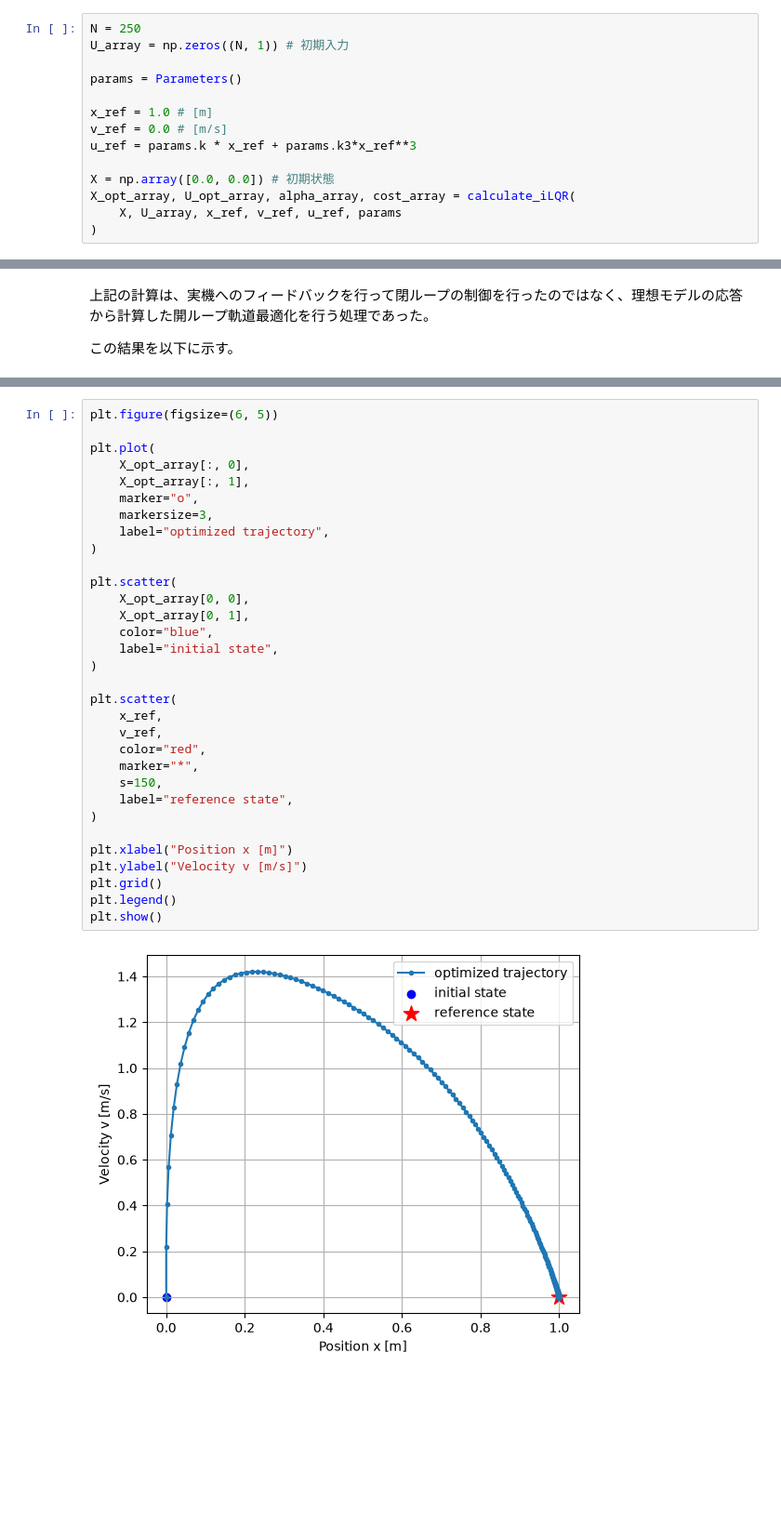
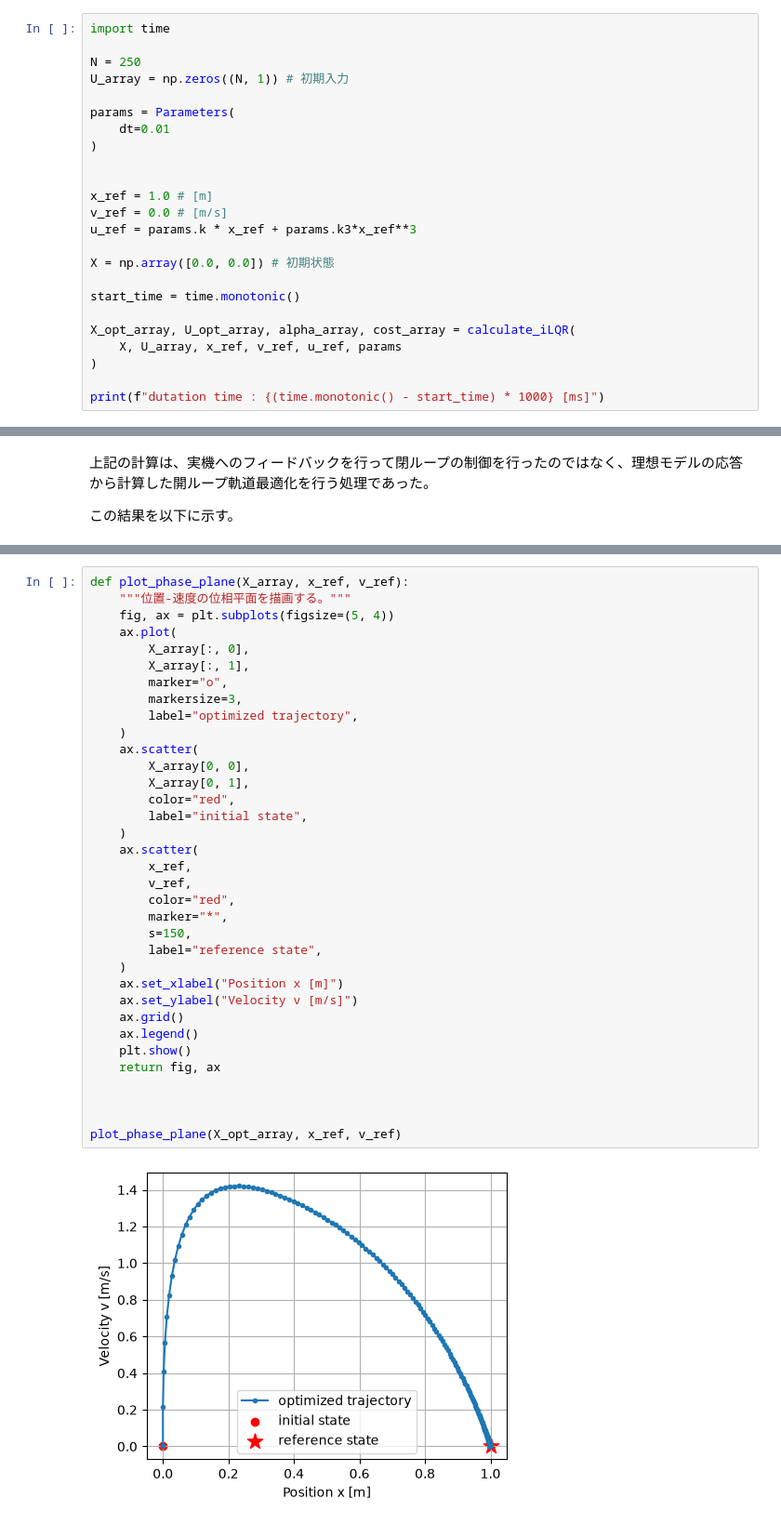
Before and after one commit to hideto008/learning_iLQR, a Jupyter notebook: notes/step7.ipynb, the cells around one changed output, grey strips where cells are left out. Shown at 93% size. Saved outputs shown, nothing was run; the diff lists cells and outputs as text; blank space fills up the shorter version.

```diff
--- a/notes/step7.ipynb
+++ b/notes/step7.ipynb
@@ -644,16 +649,26 @@ def calculate_iLQR(X, U_array,
 # %%
+import time
+
 N = 250
 U_array = np.zeros((N, 1)) # 初期入力
 
-params = Parameters()
+params = Parameters(
+    dt=0.01
+)
+
 
 x_ref = 1.0 # [m]
 v_ref = 0.0 # [m/s]
 u_ref = params.k * x_ref + params.k3*x_ref**3
 
 X = np.array([0.0, 0.0]) # 初期状態
+
+start_time = time.monotonic()
+
 X_opt_array, U_opt_array, alpha_array, cost_array = calculate_iLQR(
     X, U_array, x_ref, v_ref, u_ref, params
 )
+
+print(f"dutation time : {(time.monotonic() - start_time) * 1000} [ms]")
 # %% [output]
 iLQR find optimized trajectory at iteration 7
@@ -730,34 +788,37 @@ $$
 # %%
-plt.figure(figsize=(6, 5))
+def plot_phase_plane(X_array, x_ref, v_ref):
+    """位置-速度の位相平面を描画する。"""
+    fig, ax = plt.subplots(figsize=(5, 4))
+    ax.plot(
+        X_array[:, 0],
+        X_array[:, 1],
+        marker="o",
+        markersize=3,
+        label="optimized trajectory",
+    )
+    ax.scatter(
+        X_array[0, 0],
+        X_array[0, 1],
+        color="red",
+        label="initial state",
+    )
+    ax.scatter(
+        x_ref,
+        v_ref,
+        color="red",
+        marker="*",
+        s=150,
+        label="reference state",
+    )
+    ax.set_xlabel("Position x [m]")
+    ax.set_ylabel("Velocity v [m/s]")
+    ax.grid()
+    ax.legend()
+    plt.show()
+    return fig, ax
 
-plt.plot(
-    X_opt_array[:, 0],
-    X_opt_array[:, 1],
-    marker="o",
-    markersize=3,
-    label="optimized trajectory",
-)
 
-plt.scatter(
-    X_opt_array[0, 0],
-    X_opt_array[0, 1],
-    color="blue",
-    label="initial state",
-)
 
-plt.scatter(
-    x_ref,
-    v_ref,
-    color="red",
-    marker="*",
-    s=150,
-    label="reference state",
-)
-
-plt.xlabel("Position x [m]")
-plt.ylabel("Velocity v [m/s]")
-plt.grid()
-plt.legend()
-plt.show()
+plot_phase_plane(X_opt_array, x_ref, v_ref)
 # %% [output]
-[figure, old version]
+[figure, new version]
```
Also changed, not shown: parts of 20 cells of this notebook.
